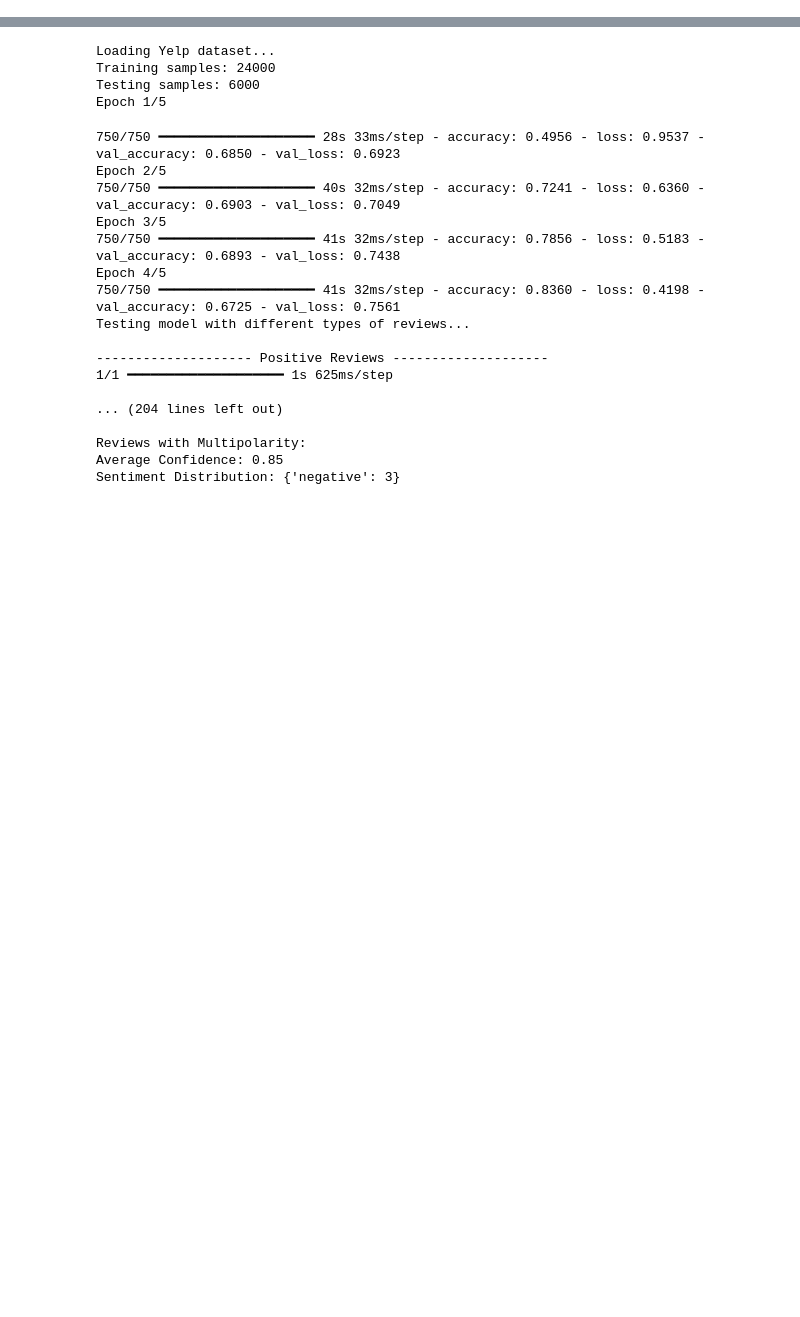
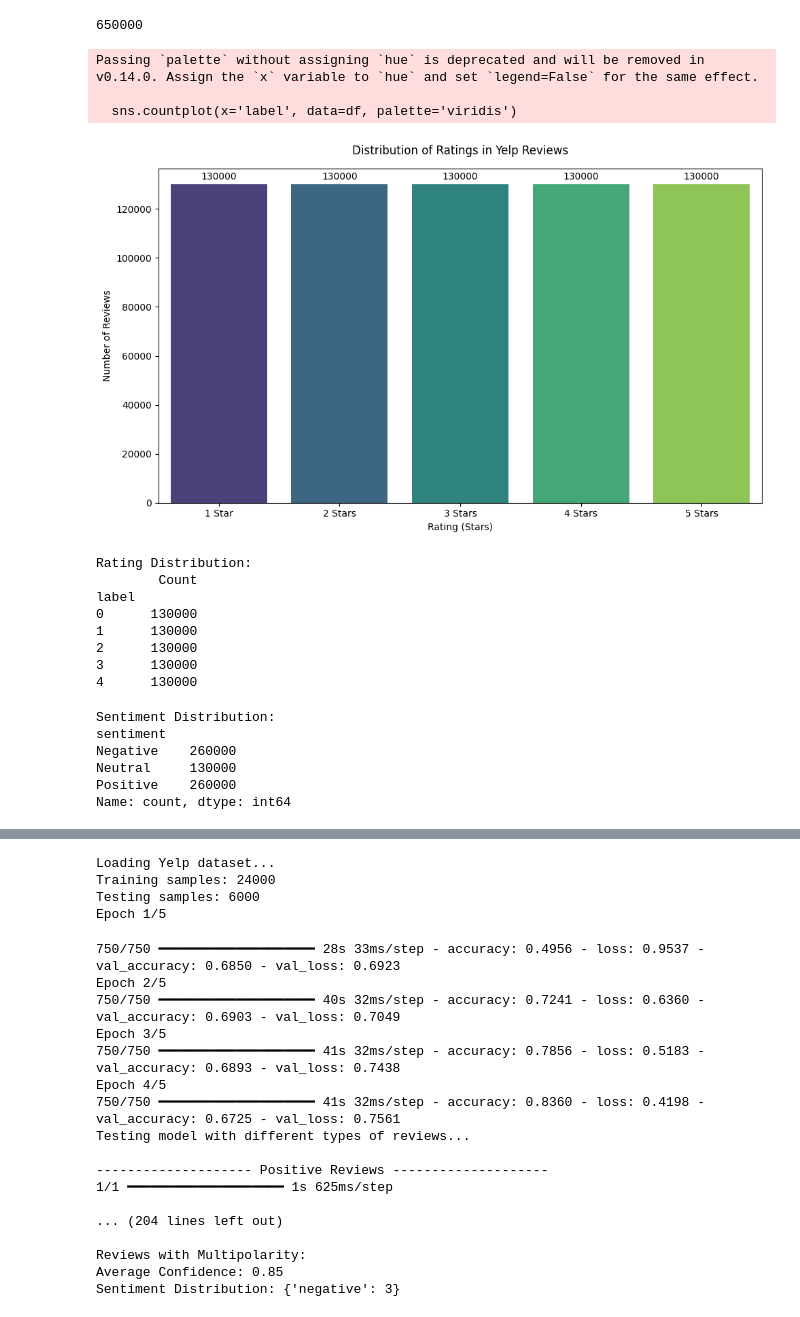
Before and after one commit to tiakavousi/ml, a Jupyter notebook: TensorFlow In Practice/Course 3 - NLP/Course 3 - Week 1 - Lesson 1.ipynb, the cells around one changed output, grey strips where cells are left out. Drawn from its saved outputs; the diff is of its cells as text; code cells hidden in the pictures; blank space fills up the shorter version.

```diff
--- a/TensorFlow In Practice/Course 3 - NLP/Course 3 - Week 1 - Lesson 1.ipynb
+++ b/TensorFlow In Practice/Course 3 - NLP/Course 3 - Week 1 - Lesson 1.ipynb
@@ -229,0 +31,4 @@ class SentimentAnalyzer:
+# %%
+# Add length column
+df['length'] = df['text'].apply(len)
+print(df.head())
@@ -229,0 +135,66 @@ class SentimentAnalyzer:
+# %%
+len(df)
+# %% [output]
+650000
+# %%
+plt.figure(figsize=(10, 6))
+sns.countplot(x='label', data=df, palette='viridis')
+
+# Customize the chart
+plt.title('Distribution of Ratings in Yelp Reviews', pad=15)
+plt.xlabel('Rating (Stars)')
+plt.ylabel('Number of Reviews')
+
+# Adjust x-axis labels (since labels are 0-4, but represent 1-5 stars)
+plt.xticks(range(5), ['1 Star', '2 Stars', '3 Stars', '4 Stars', '5 Stars'])
+
+# Add value labels on top of each bar
+for i in plt.gca().containers:
+    plt.gca().bar_label(i, fmt='%d', padding=3)
+
+# Adjust layout
+plt.tight_layout()
+
+# Show the plot
+plt.show()
+
+# Optional: Print exact counts
+print("\nRating Distribution:")
+print(df['label'].value_counts().sort_index().to_frame(name='Count'))
+# %% [output]
+Passing `palette` without assigning `hue` is deprecated and will be removed in v0.14.0. Assign the `x` variable to `hue` and set `legend=False` for the same effect.
+
+  sns.countplot(x='label', data=df, palette='viridis')
+[figure, added]
+Rating Distribution:
+        Count
+label
+0      130000
+1      130000
+2      130000
+3      130000
+4      130000
+# %%
+# Correct conversion function
+def convert_to_sentiment(stars):
+    if stars <= 1:       # 1-2 stars (ratings 0-1)
+        return 0         # negative
+    elif stars == 2:     # 3 stars (rating 2)
+        return 1         # neutral
+    else:               # 4-5 stars (ratings 3-4)
+        return 2         # positive
+
+# Apply corrected conversion
+df['sentiment'] = df['label'].apply(convert_to_sentiment)
+
+# Check distribution
+print("\nSentiment Distribution:")
+sentiment_mapping = {0: 'Negative', 1: 'Neutral', 2: 'Positive'}
+print(df['sentiment'].value_counts().sort_index().rename(index=sentiment_mapping))
+# %% [output]
+Sentiment Distribution:
+sentiment
+Negative    260000
+Neutral     130000
+Positive    260000
+Name: count, dtype: int64
```
Also changed, not shown: parts of 24 cells of this notebook.
